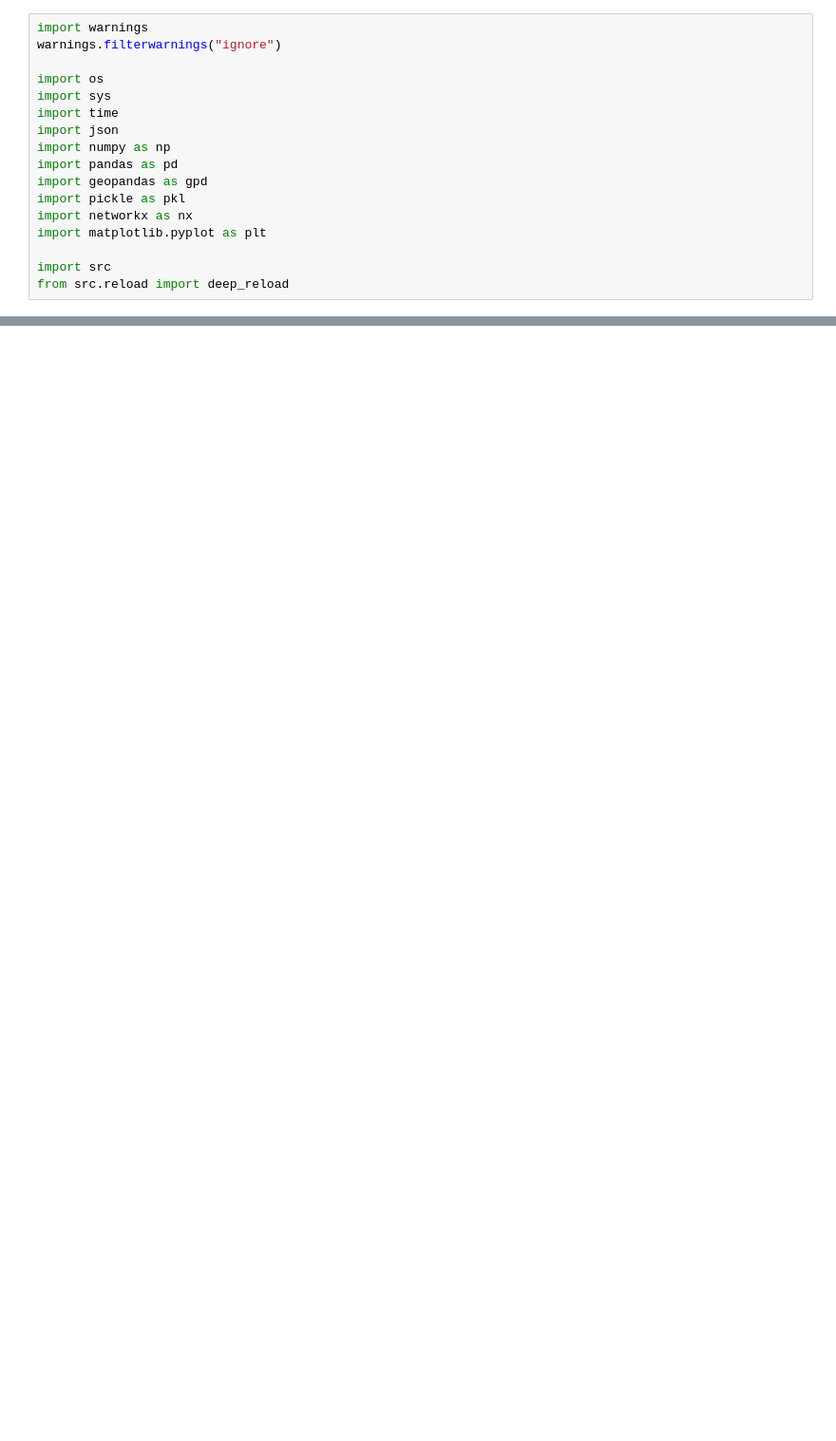
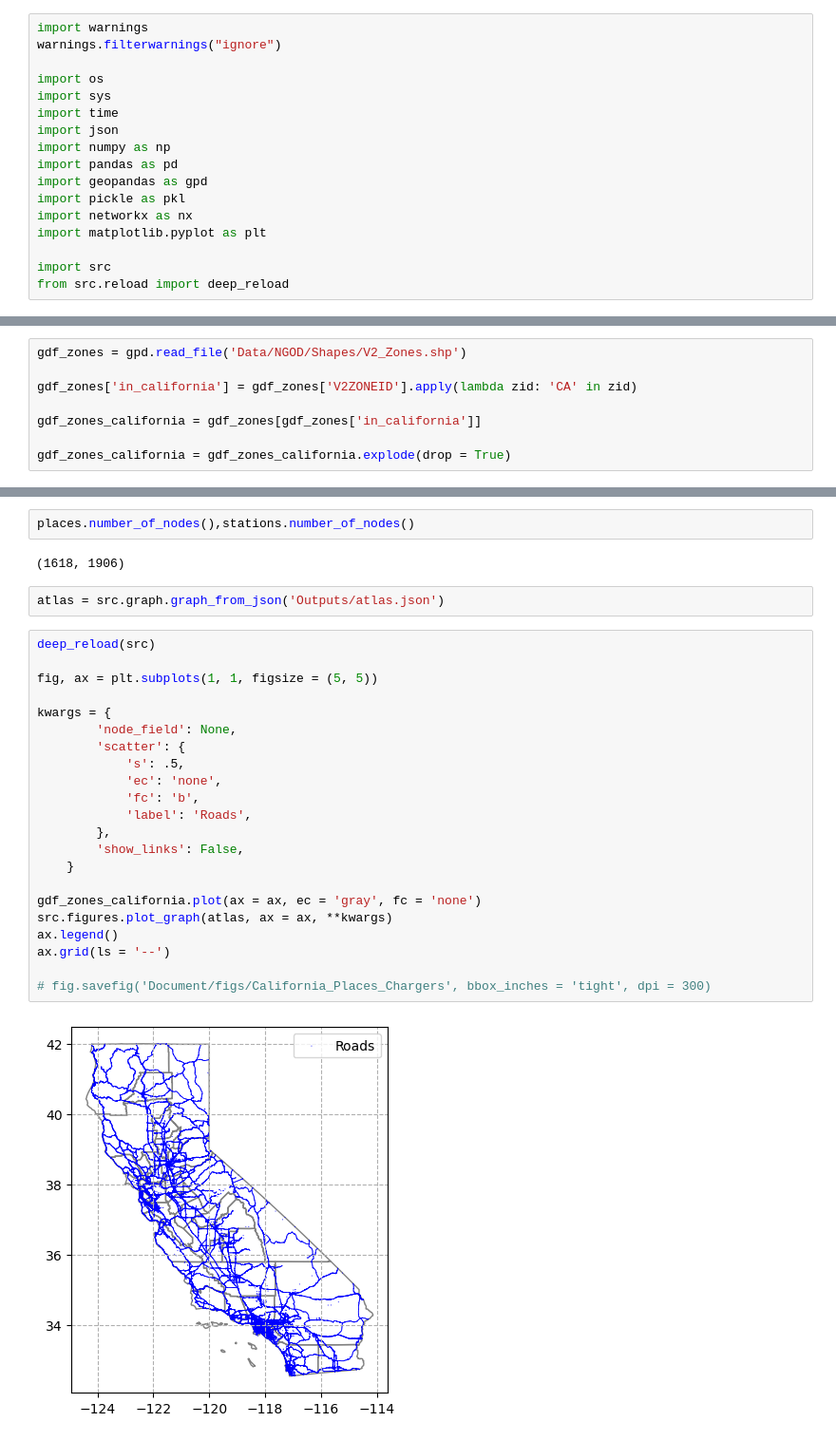
Before and after one commit to airabino/charger_network_analysis, a Jupyter notebook: Dijkstra_EV.ipynb, the cells around one changed output, grey strips where cells are left out. Shown at 95% size. Drawn from its saved outputs; the diff is of its cells as text; blank space fills up the shorter version.

```diff
--- a/Dijkstra_EV.ipynb
+++ b/Dijkstra_EV.ipynb
@@ -86,0 +125,8 @@ fig = src.figures.dijkstra_output(
+# %%
+gdf_zones = gpd.read_file('Data/NGOD/Shapes/V2_Zones.shp')
+
+gdf_zones['in_california'] = gdf_zones['V2ZONEID'].apply(lambda zid: 'CA' in zid)
+
+gdf_zones_california = gdf_zones[gdf_zones['in_california']]
+
+gdf_zones_california = gdf_zones_california.explode(drop = True)
@@ -86,0 +189,30 @@ fig = src.figures.dijkstra_output(
+# %%
+places.number_of_nodes(),stations.number_of_nodes()
+# %% [output]
+(1618, 1906)
+# %%
+atlas = src.graph.graph_from_json('Outputs/atlas.json')
+# %%
+deep_reload(src)
+
+fig, ax = plt.subplots(1, 1, figsize = (5, 5))
+
+kwargs = {
+		'node_field': None,
+		'scatter': {
+			's': .5,
+			'ec': 'none',
+            'fc': 'b',
+            'label': 'Roads',
+		},
+		'show_links': False,
+	}
+
+gdf_zones_california.plot(ax = ax, ec = 'gray', fc = 'none')
+src.figures.plot_graph(atlas, ax = ax, **kwargs)
+ax.legend()
+ax.grid(ls = '--')
+
+# fig.savefig('Document/figs/California_Places_Chargers', bbox_inches = 'tight', dpi = 300)
+# %% [output]
+[figure, added]
```
Also changed, not shown: parts of 8 cells of this notebook, 33 other files.
